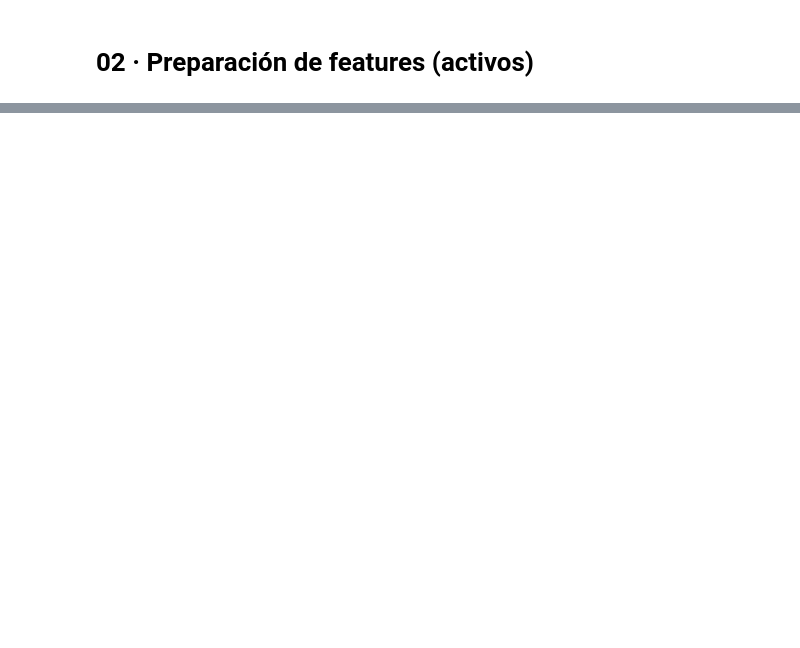
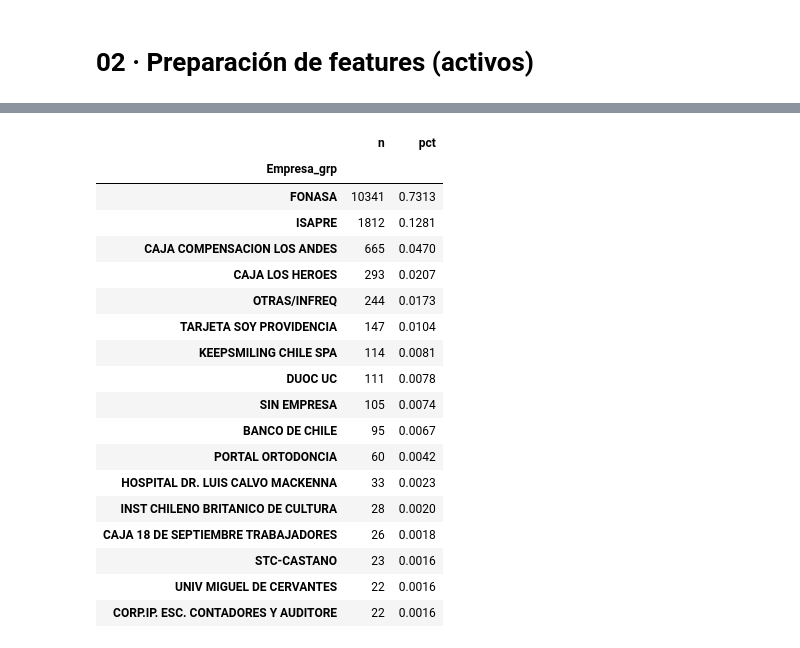
Before and after one commit to SanTupper/analisis-portal-ortodoncia, a Jupyter notebook: notebooks/02_preparacion_features_activos.ipynb, the cells around one changed output, grey strips where cells are left out. Saved outputs shown, nothing was run; the diff lists cells and outputs as text; code cells hidden in the pictures; blank space fills up the shorter version.

Commit message:
notebooks: actualizo NB-01/02 + agrego NB-05 (validación vs dashboard) y NB-06 (prestaciones/cohortes); utils: helpers para KPIs/empresa

```diff
--- a/notebooks/02_preparacion_features_activos.ipynb
+++ b/notebooks/02_preparacion_features_activos.ipynb
@@ -38,0 +149,4 @@ df_act.shape, df_inact.shape
+# %%
+# 3. Cobertura de salud unificada
+df_m = unificar_cobertura_salud(df_m)
+df_m['CoberturaSalud'].value_counts(dropna=False).head(10)
@@ -83,0 +252,15 @@ df_act[vars_candidatas].to_csv('data/interim/clientes_activos_features.csv', ind
+# %%
+# 5.1 Depurar presencia: eliminar redundantes (1a y 2a)
+pres_cols_all = ['Atencion15d_pres','Atencion1m_pres','Atencion3m_pres','Atencion6m_pres',
+                 'Atencion1a_pres','Atencion2a_pres']
+keep_pres = ['Atencion15d_pres','Atencion1m_pres','Atencion3m_pres','Atencion6m_pres']
+
+# Eliminar las redundantes si existen
+drop_pres = [c for c in pres_cols_all if c not in keep_pres and c in df_act.columns]
+df_act = df_act.drop(columns=drop_pres, errors='ignore')
+
+print("Presencia mantenida:", [c for c in keep_pres if c in df_act.columns])
+print("Eliminadas:", drop_pres)
+
+# (opcional) sanity rápido
+print("Cobertura final:\n", df_act[keep_pres].mean().sort_values(ascending=False).round(4))
@@ -83,0 +346,56 @@ df_act[vars_candidatas].to_csv('data/interim/clientes_activos_features.csv', ind
+# %%
+# 6b. Empresa/Convenio (features)
+import pandas as pd, unicodedata, re
+
+def _norm_text_series(s: pd.Series) -> pd.Series:
+    s = s.astype(str).fillna('').str.strip()
+    def _norm_one(x: str) -> str:
+        x = unicodedata.normalize('NFKD', x)
+        x = ''.join(c for c in x if not unicodedata.combining(c))
+        return x.upper()
+    return s.apply(_norm_one)
+
+df_act = df_act.copy()
+col_emp = 'Empresa'
+if col_emp not in df_act.columns:
+    df_act[col_emp] = ''
+
+# Normalizar texto
+df_act['Empresa_clean'] = _norm_text_series(df_act[col_emp])
+df_act['Empresa_clean'] = df_act['Empresa_clean'].replace({'NAN':'', 'NONE':'', 'NULL':'', '0':''})
+df_act['Empresa_clean'] = df_act['Empresa_clean'].replace('', 'SIN EMPRESA')
+
+# Flags: tiene empresa / es convenio
+df_act['TieneEmpresa'] = (df_act['Empresa_clean'] != 'SIN EMPRESA').astype('uint8')
+df_act['EsConvenio']   = df_act['Empresa_clean'].str.contains(r'CONV|CONVENIO', regex=True).astype('uint8')
+
+# Agrupar empresas: Top-15 + SIN EMPRESA + OTRAS/INFREQ
+top_k = 15
+vc_emp = df_act['Empresa_clean'].value_counts()
+top_emp = vc_emp[vc_emp.index != 'SIN EMPRESA'].head(top_k).index.tolist()
+
+def _map_emp(x: str) -> str:
+    if x == 'SIN EMPRESA':
+        return 'SIN EMPRESA'
+    return x if x in top_emp else 'OTRAS/INFREQ'
+
+df_act['Empresa_grp'] = df_act['Empresa_clean'].map(_map_emp)
+
+# Tabla de control
+emp_tab = (df_act['Empresa_grp'].value_counts()
+           .to_frame('n')
+           .assign(pct=lambda d: (d['n']/len(df_act)).round(4)))
+print("Top Empresa_grp (activos):")
+display(emp_tab.head(25))
+
+# Incorporar a df_act_dum y hacer one-hot de Empresa_grp
+df_act_dum = df_act_dum.copy()
+for col in ['TieneEmpresa','EsConvenio','Empresa_grp']:
+    df_act_dum[col] = df_act[col].values
+
+df_act_dum = pd.get_dummies(df_act_dum, columns=['Empresa_grp'], drop_first=False, dtype='uint8')
+
+dum_emp = [c for c in df_act_dum.columns if c.startswith('Empresa_grp_')]
+print("Dummies Empresa creadas:", len(dum_emp))
+print("Ejemplos:", dum_emp[:10])
+# %% [output]
@@ -83,0 +403,19 @@ df_act[vars_candidatas].to_csv('data/interim/clientes_activos_features.csv', ind
+|  | n | pct |
+| Empresa_grp |  |  |
+| FONASA | 10341 | 0.7313 |
+| ISAPRE | 1812 | 0.1281 |
+| CAJA COMPENSACION LOS ANDES | 665 | 0.0470 |
+| CAJA LOS HEROES | 293 | 0.0207 |
+| OTRAS/INFREQ | 244 | 0.0173 |
+| TARJETA SOY PROVIDENCIA | 147 | 0.0104 |
+| KEEPSMILING CHILE SPA | 114 | 0.0081 |
+| DUOC UC | 111 | 0.0078 |
+| SIN EMPRESA | 105 | 0.0074 |
+| BANCO DE CHILE | 95 | 0.0067 |
+| PORTAL ORTODONCIA | 60 | 0.0042 |
+| HOSPITAL DR. LUIS CALVO MACKENNA | 33 | 0.0023 |
+| INST CHILENO BRITANICO DE CULTURA | 28 | 0.0020 |
+| CAJA 18 DE SEPTIEMBRE TRABAJADORES | 26 | 0.0018 |
+| STC-CASTANO | 23 | 0.0016 |
+| UNIV MIGUEL DE CERVANTES | 22 | 0.0016 |
+| CORP.IP. ESC. CONTADORES Y AUDITORE | 22 | 0.0016 |
```
Also changed, not shown: parts of 20 cells of this notebook, 4 other files.
